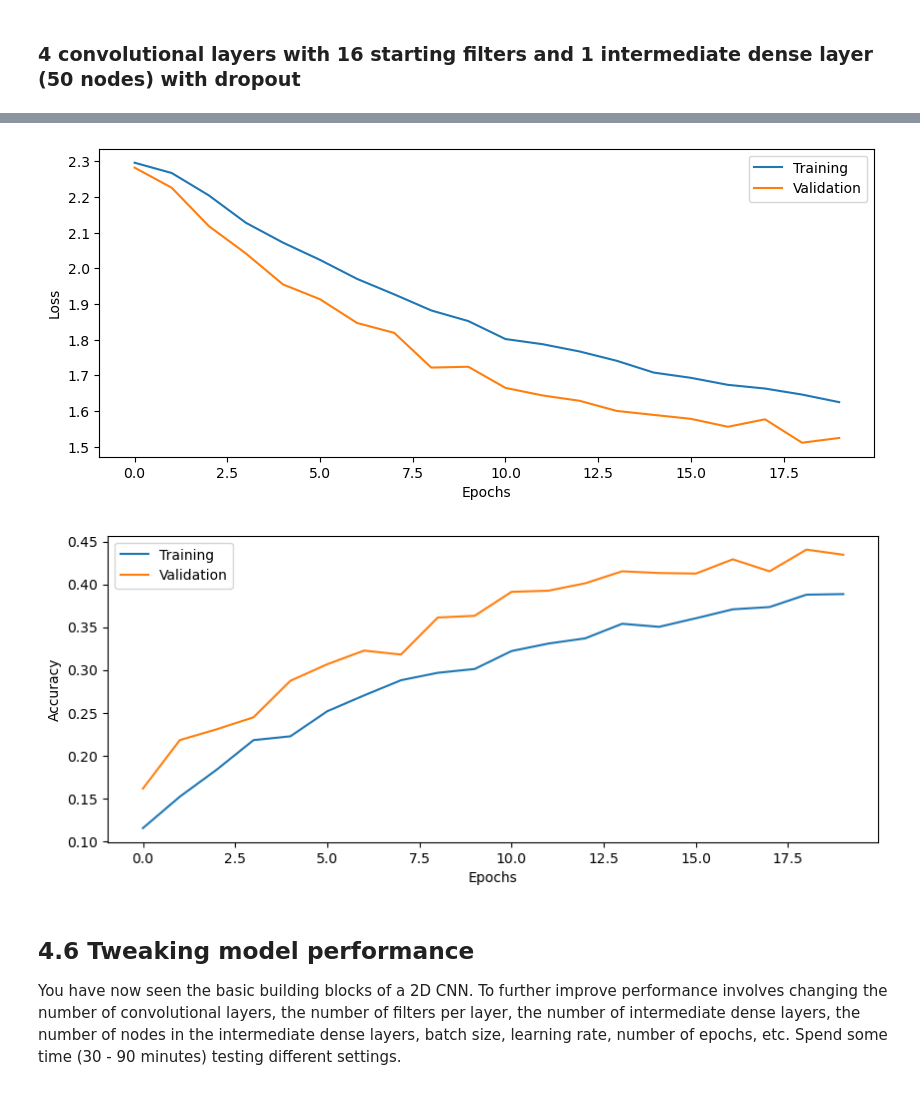
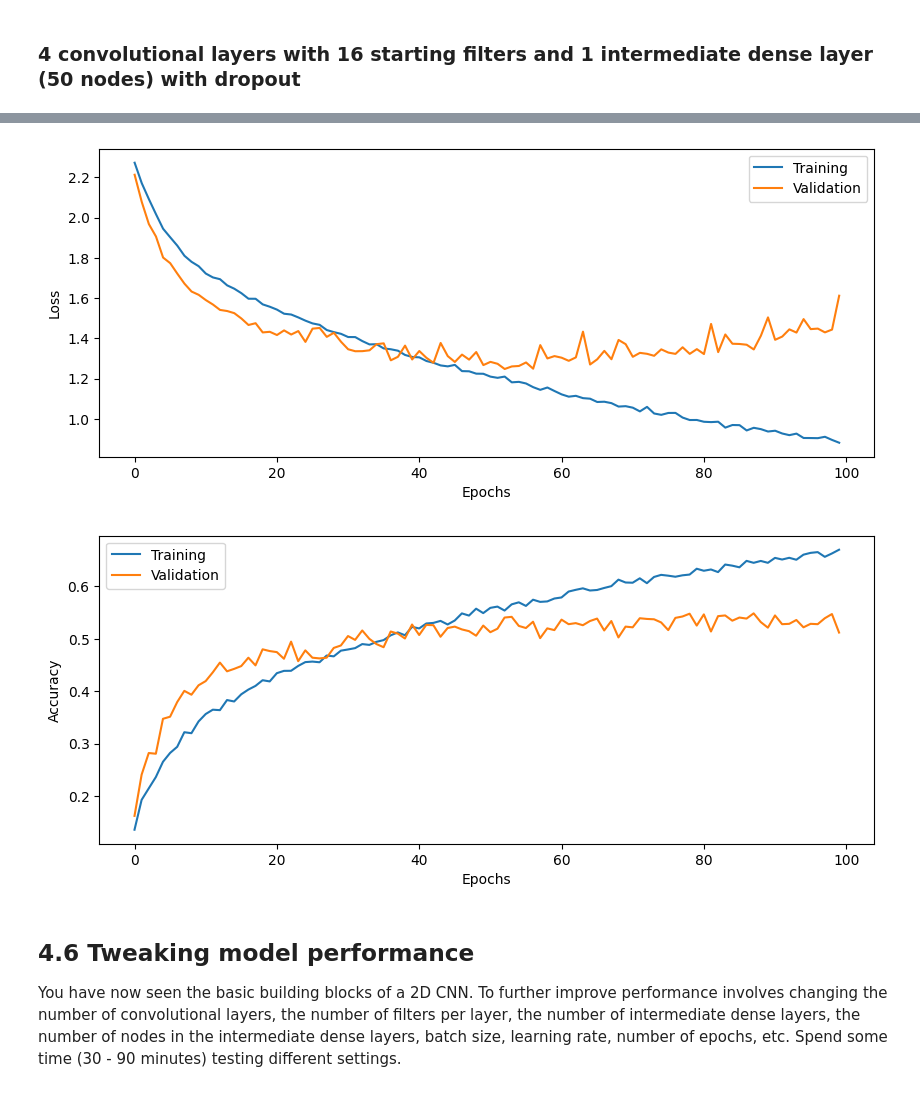
Before and after one commit to path2morepro/DeepLearning, a Jupyter notebook: 3_CNN/CNN_Lab.ipynb, the cells around one changed output, grey strips where cells are left out. Saved outputs shown, nothing was run; the diff lists cells and outputs as text; code cells hidden in the pictures.

```diff
--- a/3_CNN/CNN_Lab.ipynb
+++ b/3_CNN/CNN_Lab.ipynb
@@ -698,7 +700,7 @@ Add dropout regularization between each intermediate dense layer, with dropout p
 
 # Setup some training parameters
 batch_size = 20
-epochs = 20
+epochs = 100
 input_shape = input_shape
 learning_rate = 0.01
 
@@ -747,5 +749,5 @@ Test accuracy: 0.4507
-[figure, old version]
+[figure, new version]
-[figure, old version]
+[figure, new version]
 # %% [markdown]
 ##  4.6 Tweaking model performance
 
```
Also changed, not shown: parts of 29 cells of this notebook, 5 other files.
